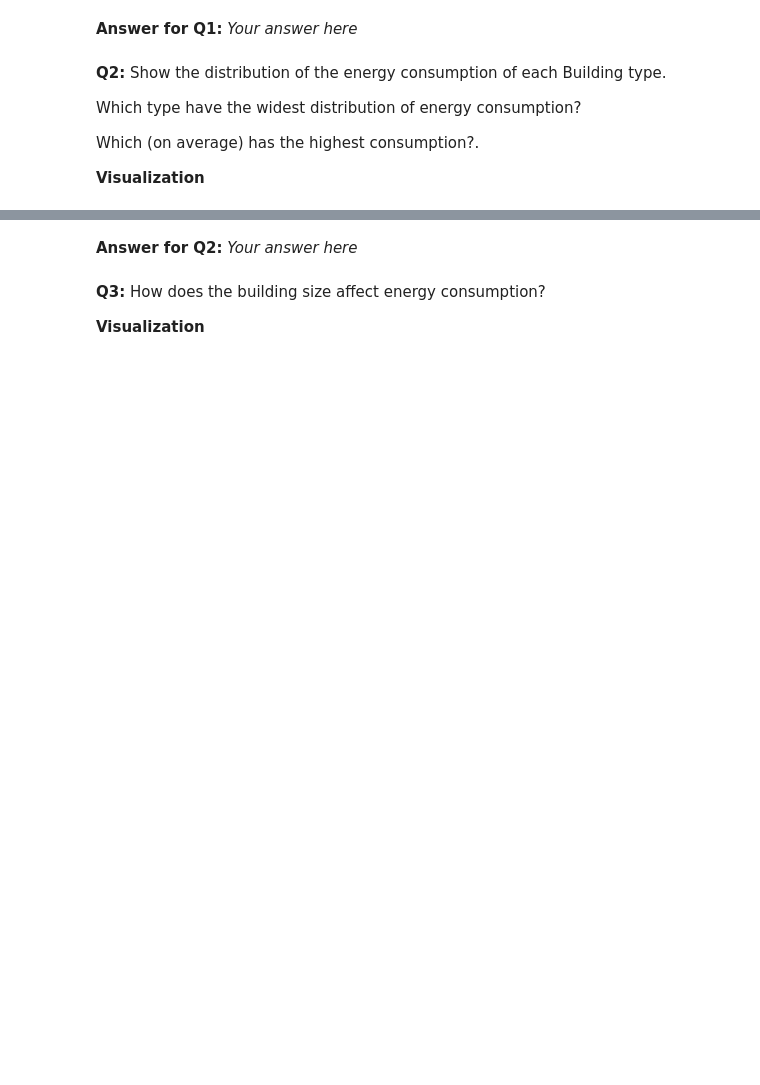
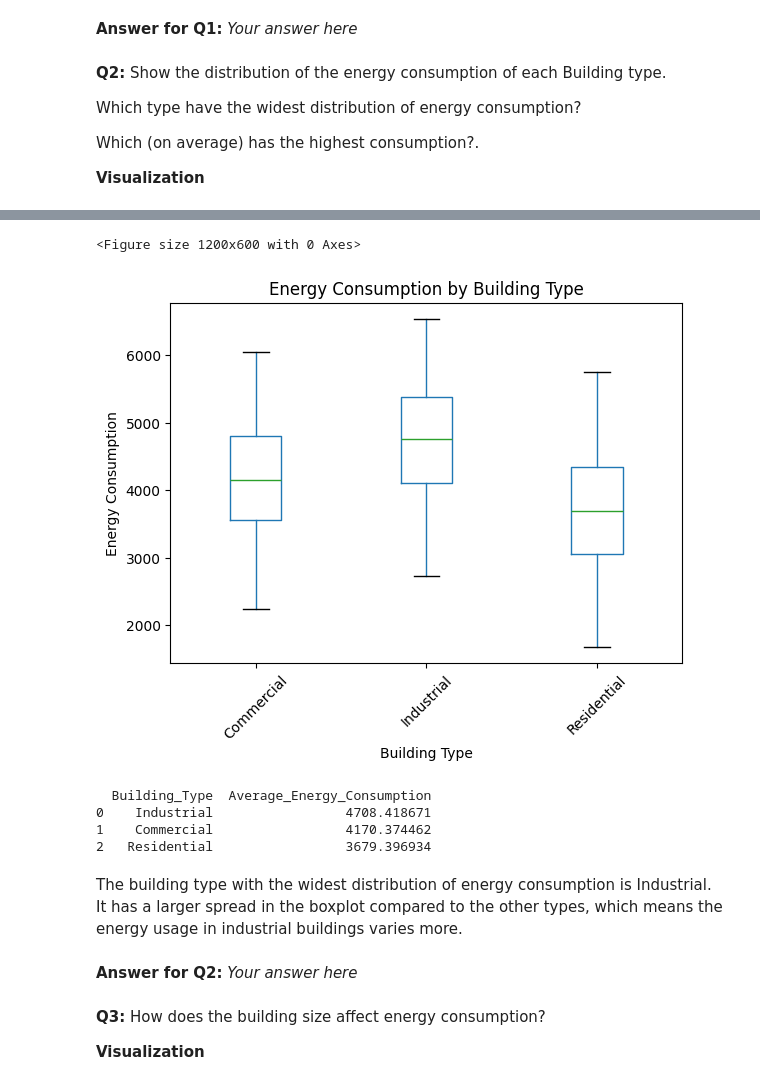
Before and after one commit to MohamedMahmoud-2003/Start, a Jupyter notebook: Regression_Mini-Project.ipynb, the cells around one changed output, grey strips where cells are left out. Drawn from its saved outputs; the diff is of its cells as text; code cells hidden in the pictures; blank space fills up the shorter version.

```diff
--- a/Regression_Mini-Project.ipynb
+++ b/Regression_Mini-Project.ipynb
@@ -263,3 +270,27 @@ Which (on average) has the highest consumption?.
+# %%
+plt.figure(figsize=(12,6))
+df.boxplot(column='Energy_Consumption', by='Building_Type', grid=False)
+plt.title('Energy Consumption by Building Type')
+plt.suptitle('')
+plt.xlabel('Building Type')
+plt.ylabel('Energy Consumption')
+plt.xticks(rotation=45)
+plt.show()
+
+mean_consumption = df.groupby('Building_Type')['Energy_Consumption'].mean().sort_values(ascending=False)
+mean_consumption_df = mean_consumption.reset_index()
+mean_consumption_df.columns = ['Building_Type', 'Average_Energy_Consumption']
+print(mean_consumption_df)
+# %% [output]
+<Figure size 1200x600 with 0 Axes>
+[figure, added]
+  Building_Type  Average_Energy_Consumption
+0    Industrial                 4708.418671
+1    Commercial                 4170.374462
+2   Residential                 3679.396934
+# %% [markdown]
+The building type with the widest distribution of energy consumption is Industrial.
+It has a larger spread in the boxplot compared to the other types, which means the energy usage in industrial buildings varies more.
 # %% [markdown]
 **Answer for Q2:** _Your answer here_
 # %% [markdown]
```
Also changed, not shown: parts of 22 cells of this notebook.
